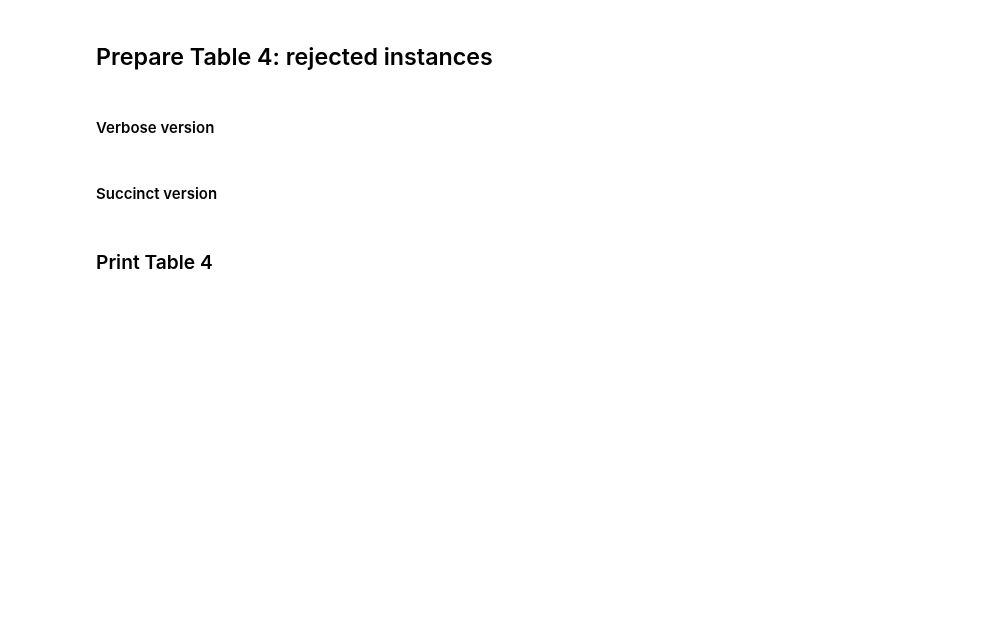
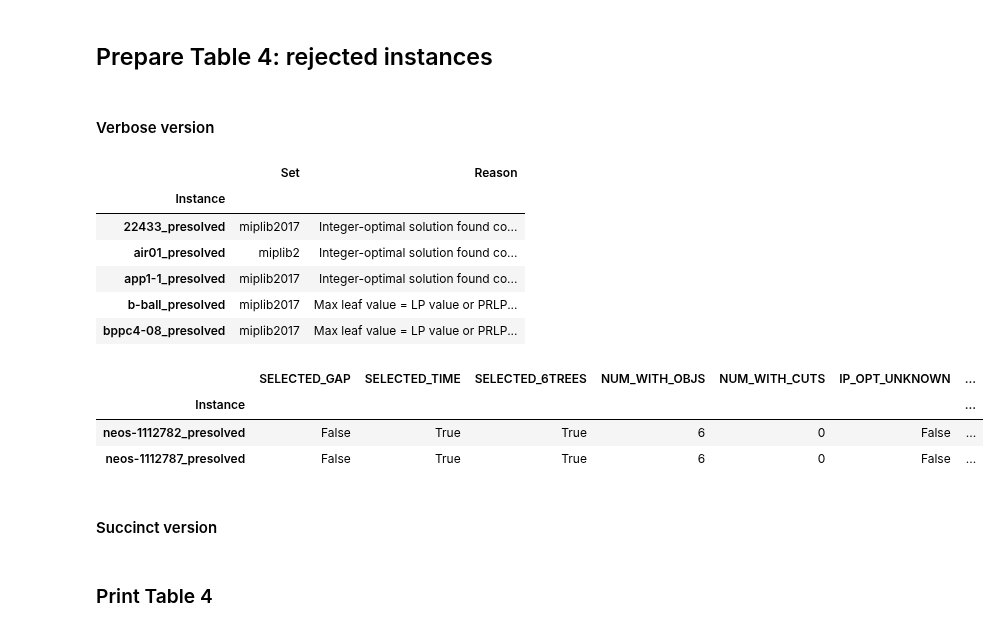
Before and after one commit to akazachk/vpc, a Jupyter notebook: plots/plots.ipynb, the cells around one changed output. Drawn from its saved outputs; the diff is of its cells as text; code cells hidden in the pictures; blank space fills up the shorter version.

```diff
--- a/plots/plots.ipynb
+++ b/plots/plots.ipynb
@@ -2792,33 +3494,45 @@ print(table3_str)
 # %%
 ## *Verbose version*: For each instance that was not selected, print the reason
 df_rejection_reason_rejected = df_rejection_reason[df_rejection_reason['SELECTED_GAP'] == False]
 rejected_instance_list = df_rejection_reason_rejected.index
 rejected_instance_list.name = 'Instance'
 cols = ['Set', 'Reason']
 df_rejected_instances = pd.DataFrame(columns=cols, index=rejected_instance_list)
-df_rejected_instances['Set'] = df_ipopt.loc[rejected_instance_list,'SET']
+df_rejected_instances['Set'] = df_ipopt.loc[rejected_instance_list,'Set']
 df_rejected_instances.loc[df_rejection_reason_rejected['OPTIMAL_SOLUTION_FOUND'] > 0,
                             'Reason'] = "Integer-optimal solution found constructing partial tree"
 df_rejected_instances.loc[(df_rejection_reason_rejected['OPTIMAL_SOLUTION_FOUND'] == 0)
                                 & (df_rejection_reason_rejected['LP=DLB=DUB'] == 6),
                             'Reason'] = "Max leaf value = LP value"
 df_rejected_instances.loc[(df_rejection_reason_rejected['OPTIMAL_SOLUTION_FOUND'] == 0)
                                 & (df_rejection_reason_rejected['LP=DLB=DUB'] < 6)
                                 & (df_rejection_reason_rejected['LP=DLB=DUB'] + df_rejection_reason_rejected['PRLP_INFEASIBLE'] == 6),
                             'Reason'] = "Max leaf value = LP value or PRLP primal infeasible"
 df_rejected_instances.loc[(df_rejection_reason_rejected['OPTIMAL_SOLUTION_FOUND'] == 0)
                                 & (df_rejection_reason_rejected['LP=DLB=DUB'] < 6)
                                 & (df_rejection_reason_rejected['LP=DLB=DUB'] + df_rejection_reason_rejected['PRLP_INFEASIBLE'] < 6)
                                 & (df_rejection_reason_rejected['LP=DLB=DUB'] + df_rejection_reason_rejected['PRLP_INFEASIBLE'] + df_rejection_reason_rejected['PRLP_TIME_LIMIT'] == 6),
                             'Reason'] = "Max leaf value = LP value or PRLP primal infeasible / hits time limit"
 df_rejected_instances.loc[df_rejection_reason_rejected['<7_ATTEMPTS'] > 0,
                             'Reason'] = "Numerical issues"
 display(df_rejected_instances.head())
 col_format = """@{}*{2}{l}X@{}"""
 
 tmp_df_remaining_rejected_instances = df_rejection_reason.loc[df_rejected_instances[df_rejected_instances['Reason'].isna()].index]
 if len(tmp_df_remaining_rejected_instances) > 0:
     display(tmp_df_remaining_rejected_instances)
+# %% [output]
+|  | Set | Reason |
+| Instance |  |  |
+| 22433_presolved | miplib2017 | Integer-optimal solution found co... |
+| air01_presolved | miplib2 | Integer-optimal solution found co... |
+| app1-1_presolved | miplib2017 | Integer-optimal solution found co... |
+| b-ball_presolved | miplib2017 | Max leaf value = LP value or PRLP... |
+| bppc4-08_presolved | miplib2017 | Max leaf value = LP value or PRLP... |
+|  | SELECTED_GAP | SELECTED_TIME | SELECTED_6TREES | NUM_WITH_OBJS | NUM_WITH_CUTS | IP_OPT_UNKNOWN | ... |
+| Instance |  |  |  |  |  |  | ... |
+| neos-1112782_presolved | False | True | True | 6 | 0 | False | ... |
+| neos-1112787_presolved | False | True | True | 6 | 0 | False | ... |
 # %% [markdown]
 #### Succinct version
 # %%
```
Also changed, not shown: parts of 51 cells of this notebook, 4 other files.
